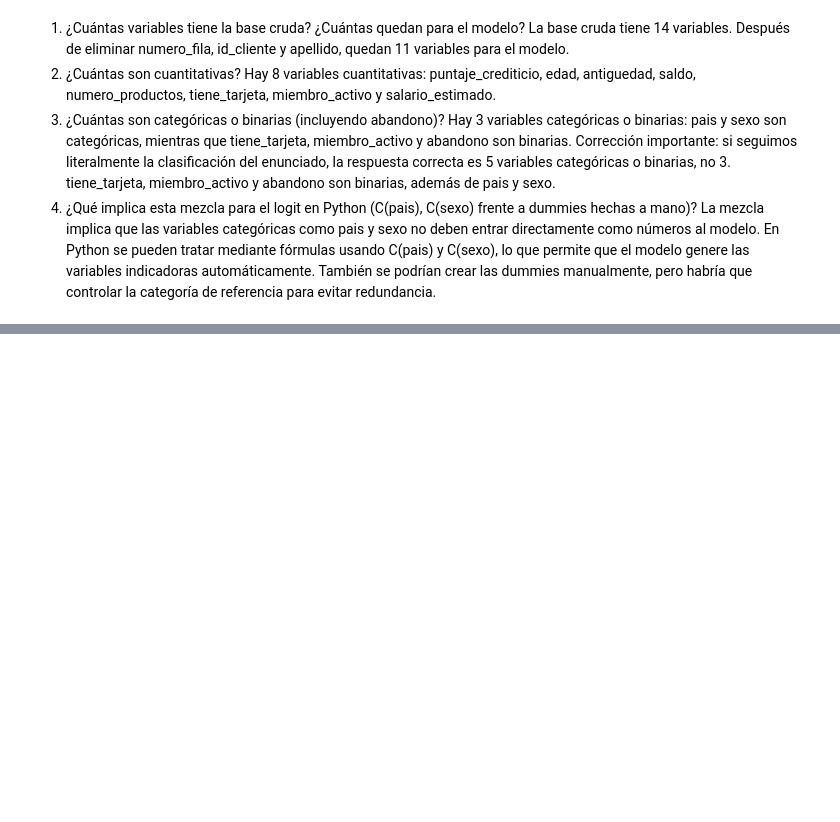
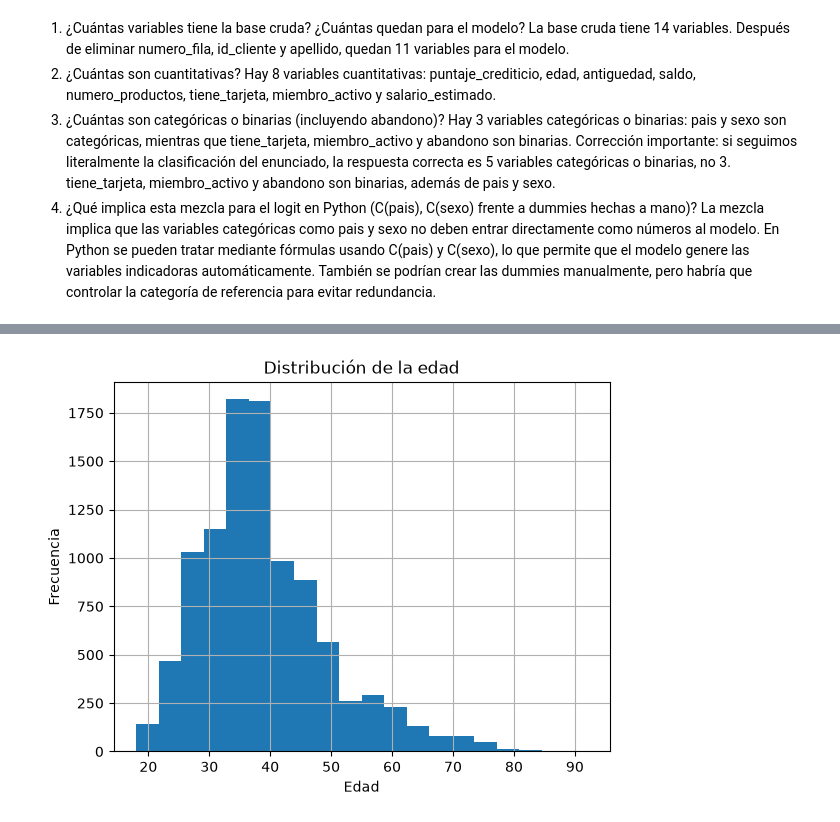
Before and after one commit to ladydayanarestrepoloaiza-ui/Taller_2_ML_Clase_9, a Jupyter notebook: Taller_Abandono_Producto_Financiero.ipynb, the cells around one changed output, grey strips where cells are left out. Drawn from its saved outputs; the diff is of its cells as text; code cells hidden in the pictures; blank space fills up the shorter version.

```diff
--- a/Taller_Abandono_Producto_Financiero.ipynb
+++ b/Taller_Abandono_Producto_Financiero.ipynb
@@ -134,0 +183,9 @@ La mezcla implica que las variables categóricas como pais y sexo no deben entra
+# %%
+df["edad"].hist(bins=20)
+
+plt.title("Distribución de la edad")
+plt.xlabel("Edad")
+plt.ylabel("Frecuencia")
+plt.show()
+# %% [output]
+[figure, added]
```
Also changed, not shown: parts of 9 cells of this notebook.
